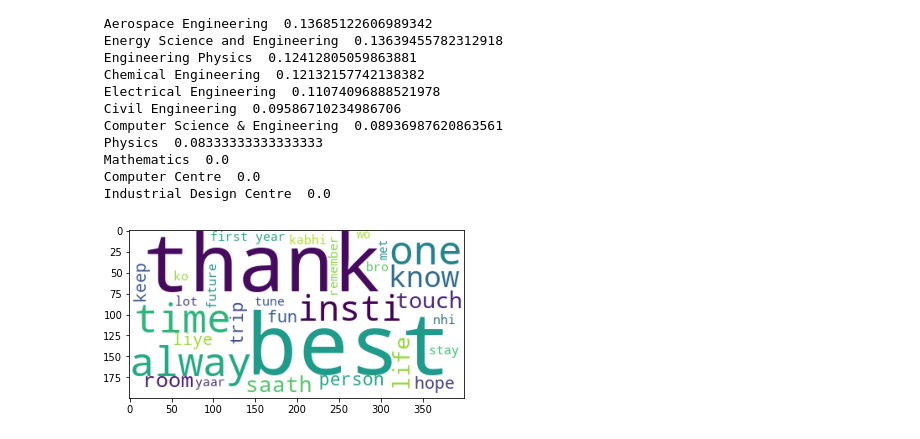
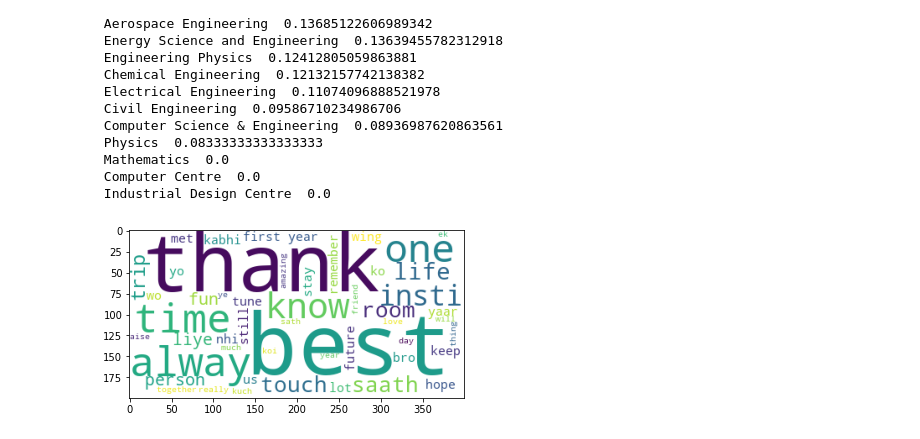
Before and after one commit to anshuln/Yearbook_analysis, a Jupyter notebook: analyze.ipynb, the cells around one changed output. Drawn from its saved outputs; the diff is of its cells as text; code cells hidden in the pictures.

```diff
--- a/analyze.ipynb
+++ b/analyze.ipynb
@@ -376,25 +376,26 @@ Gender   Ratio of cross gender friends
 # %%
 # Wordclouds of different granularity
 from wordcloud import WordCloud, STOPWORDS
 # print(STOPWORDS)
-hindi_stopwords = ["mei","hai","bhi","bhai","tha","mein","aur","jab","tu","tera","se","toh","tujhe","apan","mai",
+hindi_stopwords = ["mei","hai","bhi","tha","mein","aur","jab","tu","tera","se","toh","tujhe","apan","mai",
                    "tere","mujhe","kya","nahi","hi","ki",'ab',"pe","teri","ka","ke","hota","hua","jo","itna",'thoda',
                   'kaafi',"mera","ho",'p','h','u','xd']
 for w in hindi_stopwords:
     STOPWORDS.add(w)
 
 wc = WordCloud(background_color='white',
 					stopwords =  set(STOPWORDS),
-					max_words = 30,
+					max_words = 50,
 					random_state = 42,)
 
 
 all_posts = []
 for id in data:
-    all_posts += [x["Text"].lower() for x in data[id]["Posts Subj"]]
-# wc.generate(' '.join([x["Text"].lower() for x in data['170070015']["Posts Subj"]]))
+#     pers = Person(**data[id])
+#     if "Economics" in pers.dept:
+    all_posts += [x["Text"].lower() for x in data[id]["Posts Auth"]]
 wc.generate(' '.join(all_posts))
 plt.imshow(wc)
 plt.show()
 # %% [output]
-[figure, old version]
+[figure, new version]
```
Also changed, not shown: parts of 4 cells of this notebook.
